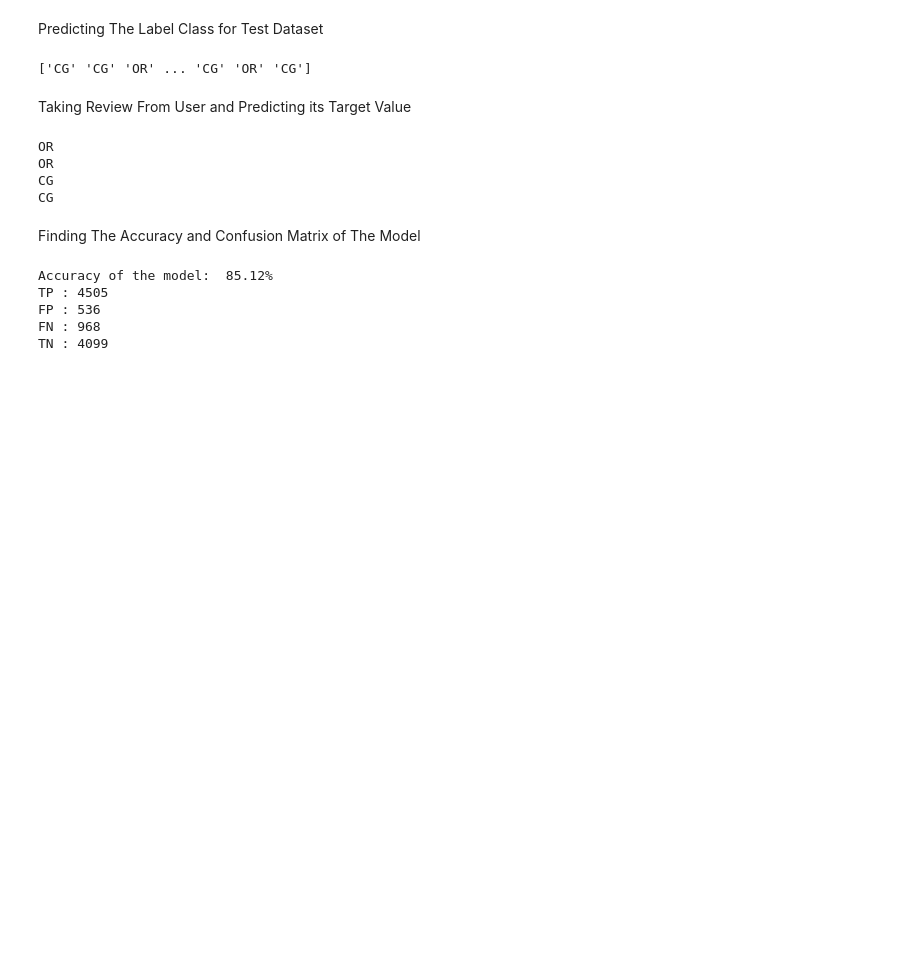
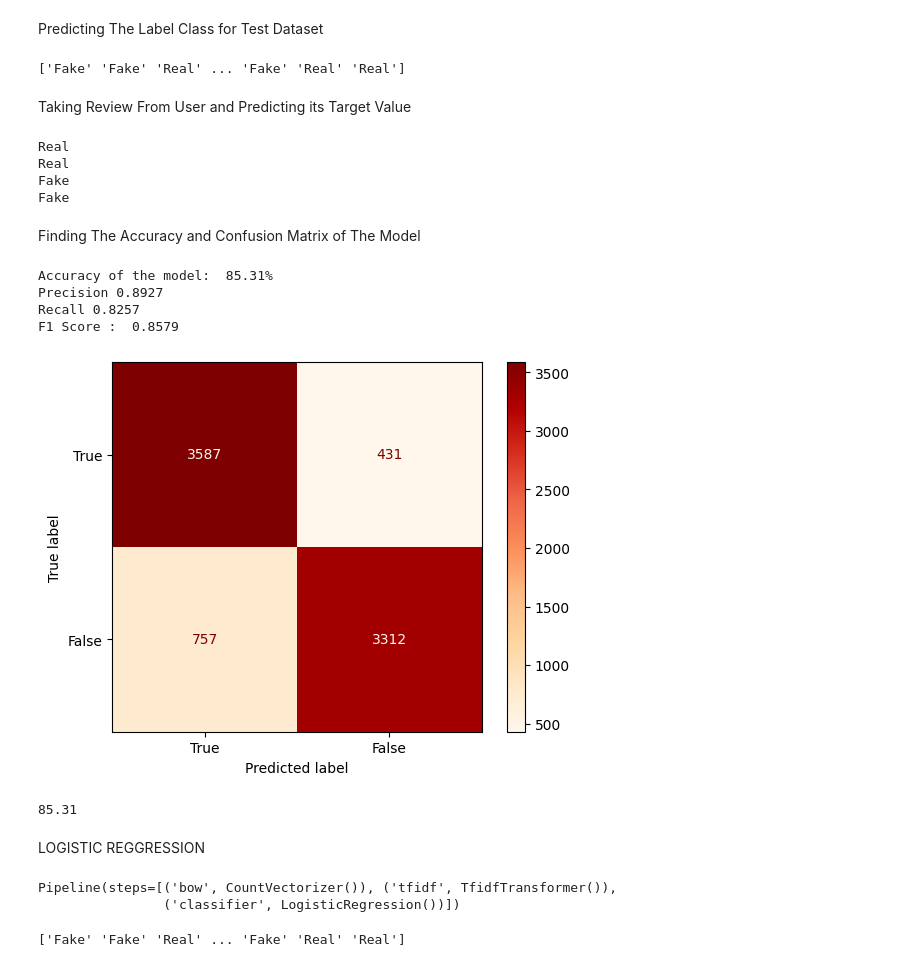
Before and after one commit to MLProjectTeam3/fake-review-prediction, a Jupyter notebook: prediction_01.ipynb, the cells around one changed output. Cells and saved outputs as stored; diff of their text form; code cells hidden in the pictures; blank space fills up the shorter version.

Commit message:
final model

```diff
--- a/prediction_01.ipynb
+++ b/prediction_01.ipynb
@@ -95,11 +97,11 @@ dataframe.head()
 # %% [markdown]
 Removing NAN values from dataframe
 # %%
-dataframe = dataframe.dropna(subset=["LABEL", "all_text"])
+dataframe = dataframe.dropna(subset=["Target", "all_text"])
 # %% [markdown]
 Splitting the data to Training and Testing as 75:25
 # %%
-x_train, x_test, y_train, y_test = train_test_split(dataframe['all_text'],dataframe['LABEL'], test_size= 0.25,random_state=42 )
+x_train, x_test, y_train, y_test = train_test_split(dataframe['all_text'],dataframe['Target'], test_size= 0.2,random_state=42 )
 print("X Train \n",x_train,"Y Train\n", y_train,"X Test\n", x_test,"Y Test\n", y_test)
 # %% [output]
 X Train
@@ -140,35 +144,52 @@ Predicting The Label Class for Test Dataset
 rfc = pip.predict(x_test)
 print(rfc)
 # %% [output]
-['CG' 'CG' 'OR' ... 'CG' 'OR' 'CG']
+['Fake' 'Fake' 'Real' ... 'Fake' 'Real' 'Real']
 # %% [markdown]
 Taking Review From User and Predicting its Target Value
 # %%
 test = pd.Series(["Got the 256GB version at 21k and it is really worth the price. Camera can be slightly better but battery backup and other features are really good and worthy for the price paid.","I ordered F 19 pro two times one delivered in May and another in Aug. Only after receiving the second F19 Pro , I realized that first phone packet did not have the the earbuds headphone. I request that I be supplied the earbuds deficient in the first order. Also while confirming the dispatch, pls mention list of supplied items.","Love this!  Well made, sturdy, and very comfortable.  I love it!Very pretty","The Oppo F19 Pro+ 5G is a solid mid-range offering that delivers impressive performance and an attractive design"])
-check = input("Enter the Text")
-checkk = pd.Series([check])
+#check = input("Enter the Text")
+#checkk = pd.Series([check])
 pred = pip.predict(test)
 for x in pred:
     print(x)
 # %% [output]
-OR
-OR
-CG
-CG
+Real
+Real
+Fake
+Fake
 # %% [markdown]
 Finding The Accuracy and Confusion Matrix of The Model
 # %%
 print('Accuracy of the model: ',str(np.round(accuracy_score(y_test,rfc)*100,2)) + '%')
-listt = confusion_matrix(y_test,rfc)
-print("TP :",listt[0][0])
-print("FP :",listt[0][1])
-print("FN :",listt[1][0])
-print("TN :",listt[1][1])
-#85.25%
-#85.12%
+listt = metrics.confusion_matrix(y_test,rfc)
+accuracy_rfc = (np.round(accuracy_score(y_test,rfc)*100,2))
+TP = listt[0][0]
+FP = listt[0][1]
+FN = listt[1][0]
+TN = listt[1][1]
+precision_rfc = (TP/(FP+TP))
+print("Precision",np.round(precision_rfc,4))
+recall_rfc = (TP/(FN+TP))
+print("Recall",np.round(recall_rfc,4))
+F1Score_rfc = (2*precision_rfc*recall_rfc)/(precision_rfc + recall_rfc)
+print("F1 Score : ",np.round(F1Score_rfc,4))
+cm_display = metrics.ConfusionMatrixDisplay(confusion_matrix = listt, display_labels = [True,False])
+cm_display.plot(cmap="OrRd")
+plt.show()
+# Random Forest Classifier - 85.25% 85.12% 85.43% 85.15% (85.59%,0.8614)
+# Logistic Regression - (87.89%,0.8757)
+# SVC - (89.49%,0.892)
 # %% [output]
-Accuracy of the model:  85.12%
-TP : 4505
-FP : 536
-FN : 968
-TN : 4099
+Accuracy of the model:  85.31%
+Precision 0.8927
+Recall 0.8257
+F1 Score :  0.8579
+[figure, added]
+# %%
+print(accuracy_rfc)
+# %% [output]
+85.31
+# %% [markdown]
+LOGISTIC REGGRESSION
@@ -174,0 +202,10 @@ TN : 4099
+# %%
+pipe.fit(x_train, y_train)
+# %% [output]
+Pipeline(steps=[('bow', CountVectorizer()), ('tfidf', TfidfTransformer()),
+                ('classifier', LogisticRegression())])
+# %%
+logRg = pipe.predict(x_test)
+print(logRg)
+# %% [output]
+['Fake' 'Fake' 'Real' ... 'Fake' 'Real' 'Real']
```
Also changed, not shown: parts of 18 cells of this notebook, 1 other file.
